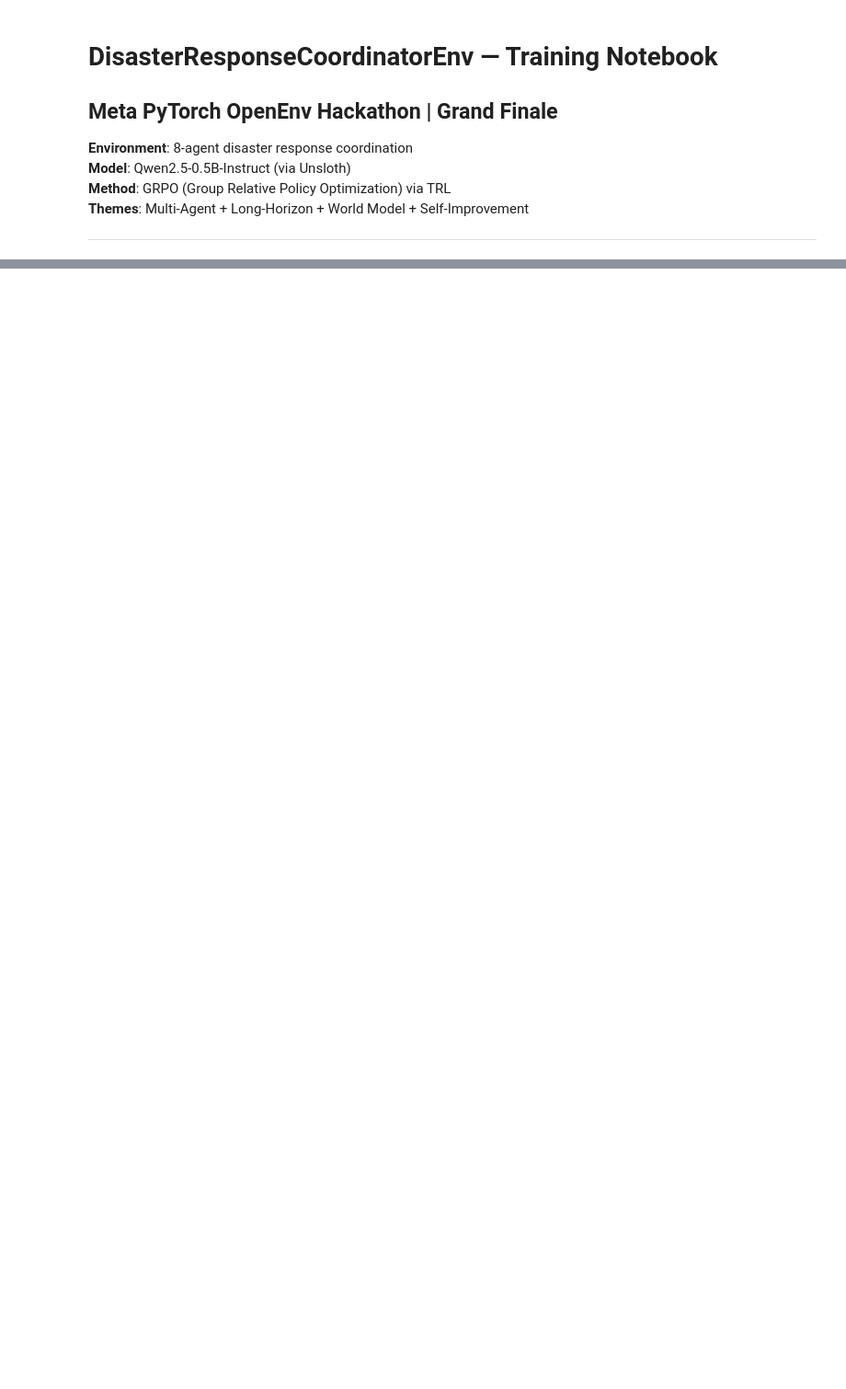
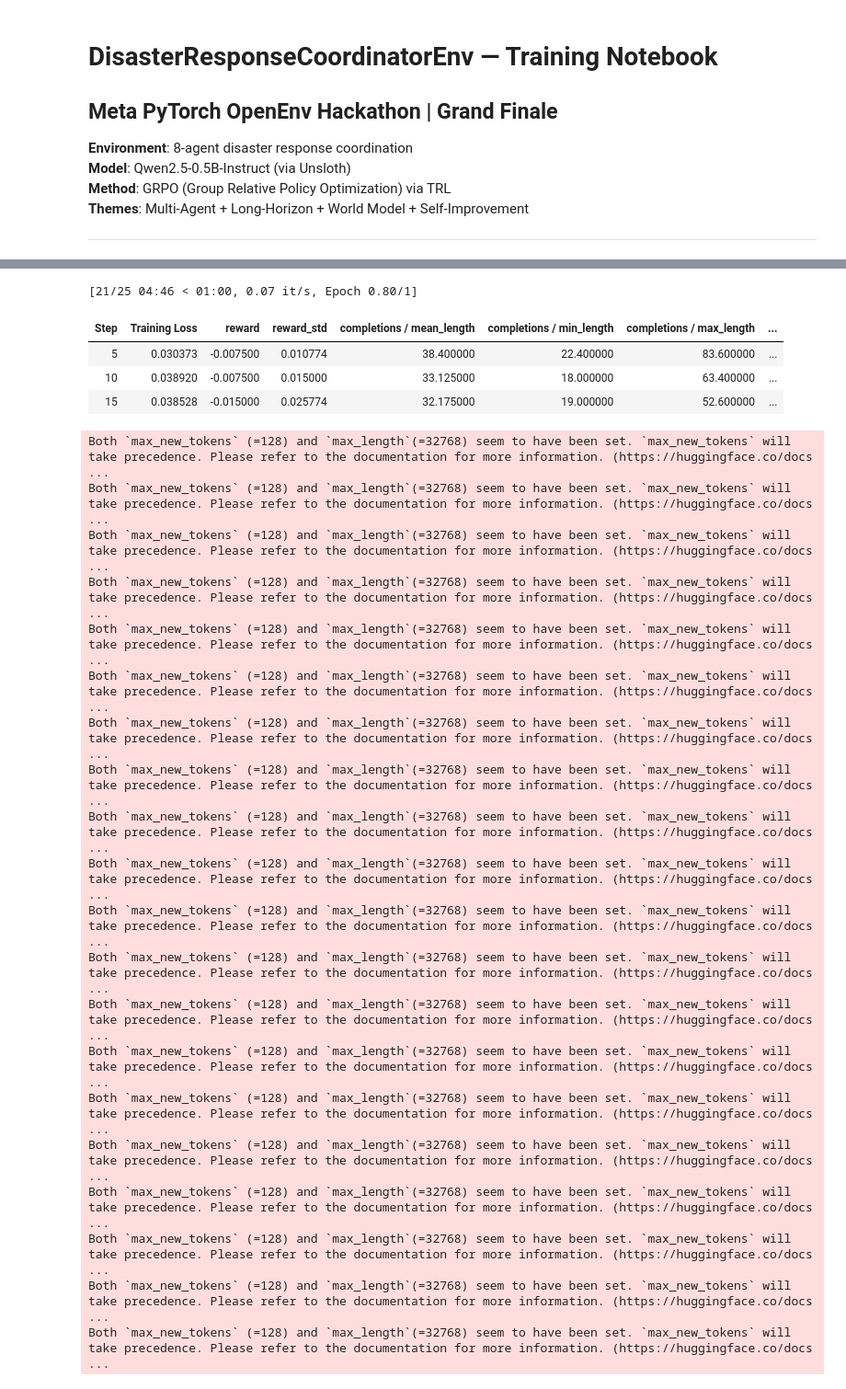
Before and after one commit to MOHITKOURAV01/DisasterResponseCoordinatorEnv, a Jupyter notebook: FINAL_training_notebook.ipynb, the cells around one changed output, grey strips where cells are left out. Shown at 92% size. Saved outputs shown, nothing was run; the diff lists cells and outputs as text; code cells hidden in the pictures; blank space fills up the shorter version.

```diff
--- a/FINAL_training_notebook.ipynb
+++ b/FINAL_training_notebook.ipynb
@@ -229,8 +266,8 @@ grpo_config = GRPOConfig(
     max_completion_length=128,
     max_prompt_length=384,
     report_to="none",
-    bf16=torch.cuda.is_available(),
-    fp16=False,
+    bf16=False,
+    fp16=True, # Changed from False to True
     logging_steps=5,
     save_strategy="no",
     remove_unused_columns=False,
@@ -258,3 +295,4 @@ log_history = trainer.state.log_history
 losses = [x["loss"] for x in log_history if "loss" in x]
 steps = [x["step"] for x in log_history if "loss" in x]
 print(f"Training steps logged: {len(losses)}")
+# %% [output]
@@ -261,3 +312,28 @@ print(f"Training steps logged: {len(losses)}")
+[21/25 04:46 < 01:00, 0.07 it/s, Epoch 0.80/1]
+| Step | Training Loss | reward | reward_std | completions / mean_length | completions / min_length | completions / max_length | ... |
+| 5 | 0.030373 | -0.007500 | 0.010774 | 38.400000 | 22.400000 | 83.600000 | ... |
+| 10 | 0.038920 | -0.007500 | 0.015000 | 33.125000 | 18.000000 | 63.400000 | ... |
+| 15 | 0.038528 | -0.015000 | 0.025774 | 32.175000 | 19.000000 | 52.600000 | ... |
+Both `max_new_tokens` (=128) and `max_length`(=32768) seem to have been set. `max_new_tokens` will take precedence. Please refer to the documentation for more information. (https://huggingface.co/docs ...
+Both `max_new_tokens` (=128) and `max_length`(=32768) seem to have been set. `max_new_tokens` will take precedence. Please refer to the documentation for more information. (https://huggingface.co/docs ...
+Both `max_new_tokens` (=128) and `max_length`(=32768) seem to have been set. `max_new_tokens` will take precedence. Please refer to the documentation for more information. (https://huggingface.co/docs ...
+Both `max_new_tokens` (=128) and `max_length`(=32768) seem to have been set. `max_new_tokens` will take precedence. Please refer to the documentation for more information. (https://huggingface.co/docs ...
+Both `max_new_tokens` (=128) and `max_length`(=32768) seem to have been set. `max_new_tokens` will take precedence. Please refer to the documentation for more information. (https://huggingface.co/docs ...
+Both `max_new_tokens` (=128) and `max_length`(=32768) seem to have been set. `max_new_tokens` will take precedence. Please refer to the documentation for more information. (https://huggingface.co/docs ...
+Both `max_new_tokens` (=128) and `max_length`(=32768) seem to have been set. `max_new_tokens` will take precedence. Please refer to the documentation for more information. (https://huggingface.co/docs ...
+Both `max_new_tokens` (=128) and `max_length`(=32768) seem to have been set. `max_new_tokens` will take precedence. Please refer to the documentation for more information. (https://huggingface.co/docs ...
+Both `max_new_tokens` (=128) and `max_length`(=32768) seem to have been set. `max_new_tokens` will take precedence. Please refer to the documentation for more information. (https://huggingface.co/docs ...
+Both `max_new_tokens` (=128) and `max_length`(=32768) seem to have been set. `max_new_tokens` will take precedence. Please refer to the documentation for more information. (https://huggingface.co/docs ...
+Both `max_new_tokens` (=128) and `max_length`(=32768) seem to have been set. `max_new_tokens` will take precedence. Please refer to the documentation for more information. (https://huggingface.co/docs ...
+Both `max_new_tokens` (=128) and `max_length`(=32768) seem to have been set. `max_new_tokens` will take precedence. Please refer to the documentation for more information. (https://huggingface.co/docs ...
+Both `max_new_tokens` (=128) and `max_length`(=32768) seem to have been set. `max_new_tokens` will take precedence. Please refer to the documentation for more information. (https://huggingface.co/docs ...
+Both `max_new_tokens` (=128) and `max_length`(=32768) seem to have been set. `max_new_tokens` will take precedence. Please refer to the documentation for more information. (https://huggingface.co/docs ...
+Both `max_new_tokens` (=128) and `max_length`(=32768) seem to have been set. `max_new_tokens` will take precedence. Please refer to the documentation for more information. (https://huggingface.co/docs ...
+Both `max_new_tokens` (=128) and `max_length`(=32768) seem to have been set. `max_new_tokens` will take precedence. Please refer to the documentation for more information. (https://huggingface.co/docs ...
+Both `max_new_tokens` (=128) and `max_length`(=32768) seem to have been set. `max_new_tokens` will take precedence. Please refer to the documentation for more information. (https://huggingface.co/docs ...
+Both `max_new_tokens` (=128) and `max_length`(=32768) seem to have been set. `max_new_tokens` will take precedence. Please refer to the documentation for more information. (https://huggingface.co/docs ...
+Both `max_new_tokens` (=128) and `max_length`(=32768) seem to have been set. `max_new_tokens` will take precedence. Please refer to the documentation for more information. (https://huggingface.co/docs ...
+Both `max_new_tokens` (=128) and `max_length`(=32768) seem to have been set. `max_new_tokens` will take precedence. Please refer to the documentation for more information. (https://huggingface.co/docs ...
 # %%
 # Run trained model against environment
 FastLanguageModel.for_inference(model)
```
Also changed, not shown: parts of 5 cells of this notebook.
